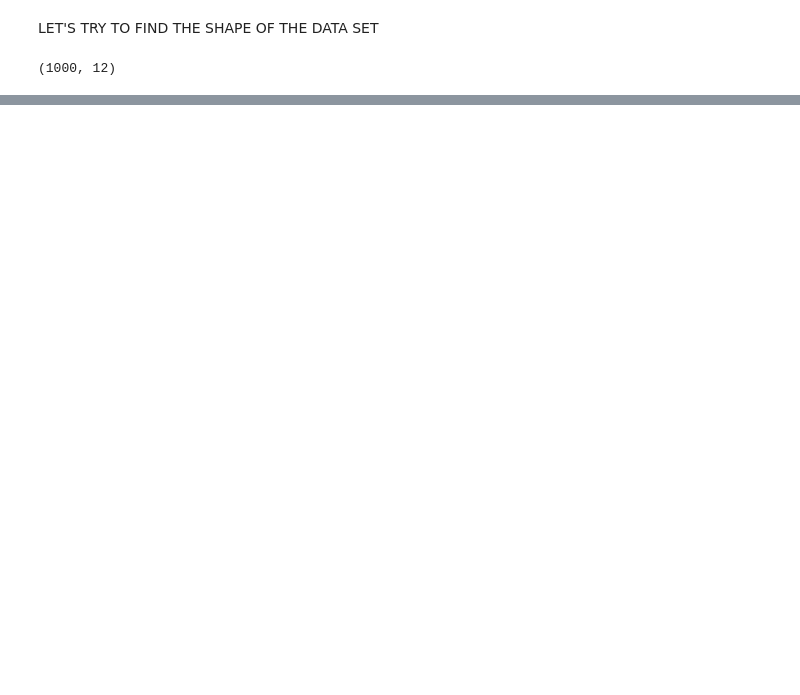
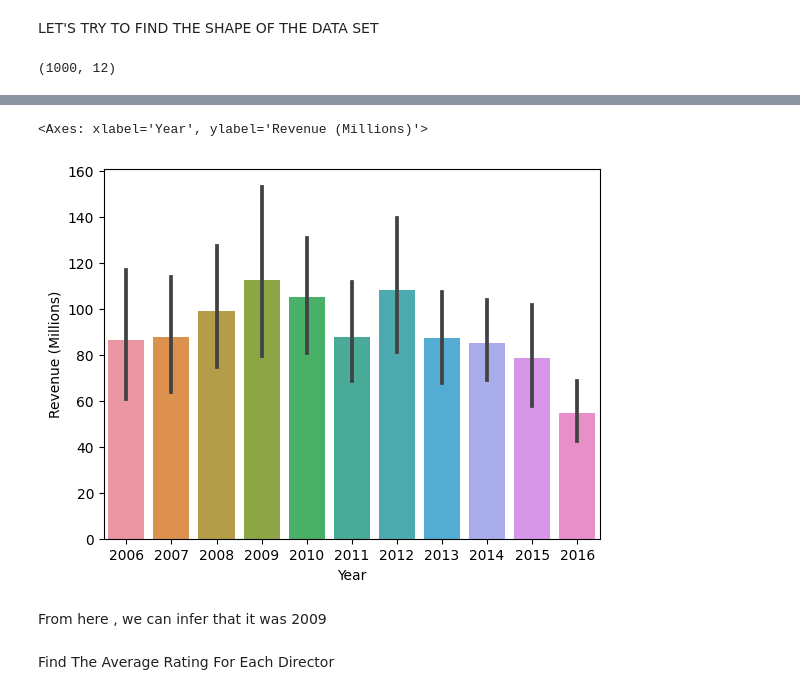
Before and after one commit to NafiunAlAmin/Data-Analysis-Project-on-IMDB-Movies, a Jupyter notebook: Data_analysis_project_on_IMDB_movie.ipynb, the cells around one changed output, grey strips where cells are left out. Drawn from its saved outputs; the diff is of its cells as text; code cells hidden in the pictures; blank space fills up the shorter version.

```diff
--- a/Data_analysis_project_on_IMDB_movie.ipynb
+++ b/Data_analysis_project_on_IMDB_movie.ipynb
@@ -42,0 +228,9 @@ movie.shape
+# %%
+sns.barplot(x='Year',y='Revenue (Millions)',data = movie)
+# %% [output]
+<Axes: xlabel='Year', ylabel='Revenue (Millions)'>
+[figure, added]
+# %% [markdown]
+From here , we can infer that it was 2009
+# %% [markdown]
+Find The Average Rating For Each Director
```
Also changed, not shown: parts of 21 cells of this notebook.
